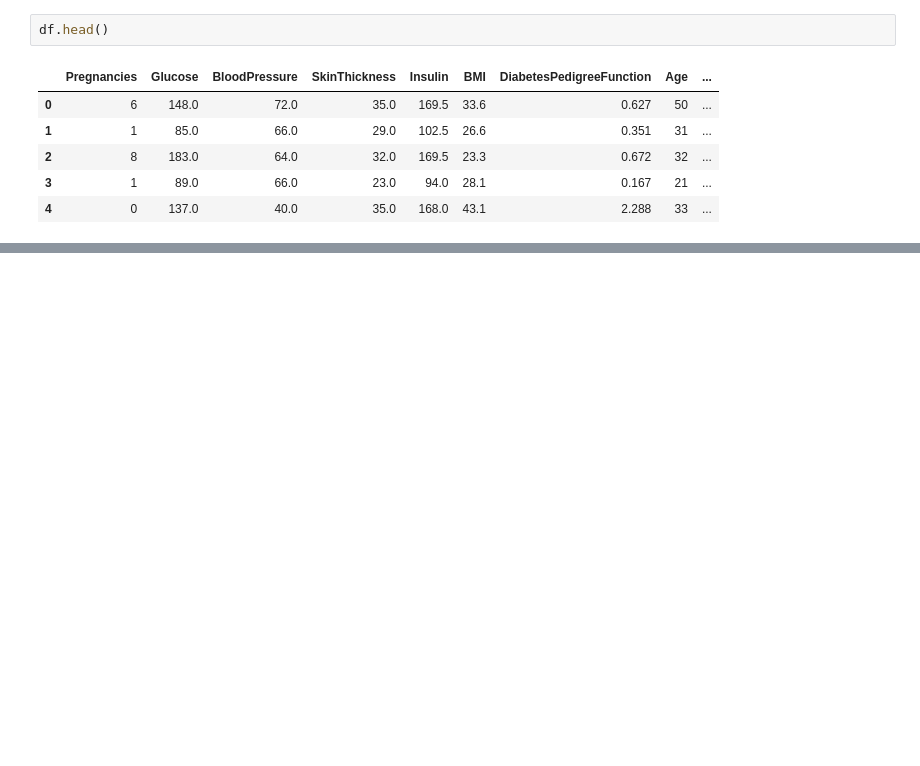
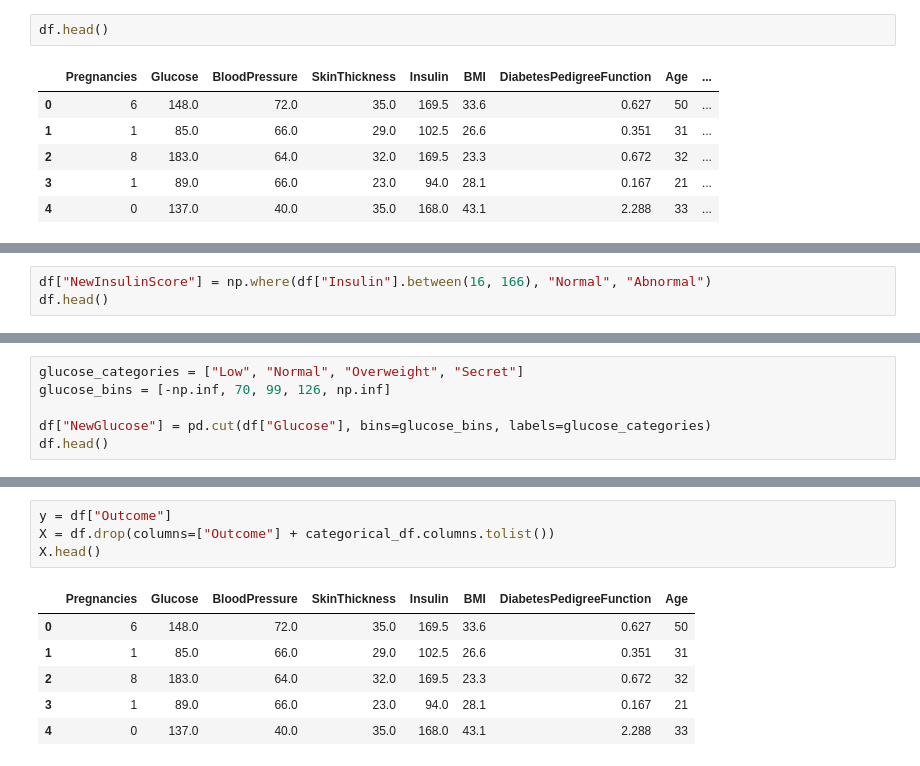
Before and after one commit to Amirh-Alipour/Diabetes-ANN-Prediction, a Jupyter notebook: Diabetes Prediction/main.ipynb, the cells around one changed output, grey strips where cells are left out. Drawn from its saved outputs; the diff is of its cells as text; blank space fills up the shorter version.

```diff
--- a/Diabetes Prediction/main.ipynb
+++ b/Diabetes Prediction/main.ipynb
@@ -301,0 +300,3 @@ df.shape
+# %%
+df["NewInsulinScore"] = np.where(df["Insulin"].between(16, 166), "Normal", "Abnormal")
+df.head()
@@ -301,0 +310,6 @@ df.shape
+# %%
+glucose_categories = ["Low", "Normal", "Overweight", "Secret"]
+glucose_bins = [-np.inf, 70, 99, 126, np.inf]
+
+df["NewGlucose"] = pd.cut(df["Glucose"], bins=glucose_bins, labels=glucose_categories)
+df.head()
@@ -301,0 +343,11 @@ df.shape
+# %%
+y = df["Outcome"]
+X = df.drop(columns=["Outcome"] + categorical_df.columns.tolist())
+X.head()
+# %% [output]
+|  | Pregnancies | Glucose | BloodPressure | SkinThickness | Insulin | BMI | DiabetesPedigreeFunction | Age |
+| 0 | 6 | 148.0 | 72.0 | 35.0 | 169.5 | 33.6 | 0.627 | 50 |
+| 1 | 1 | 85.0 | 66.0 | 29.0 | 102.5 | 26.6 | 0.351 | 31 |
+| 2 | 8 | 183.0 | 64.0 | 32.0 | 169.5 | 23.3 | 0.672 | 32 |
+| 3 | 1 | 89.0 | 66.0 | 23.0 | 94.0 | 28.1 | 0.167 | 21 |
+| 4 | 0 | 137.0 | 40.0 | 35.0 | 168.0 | 43.1 | 2.288 | 33 |
```
Also changed, not shown: parts of 13 cells of this notebook.
